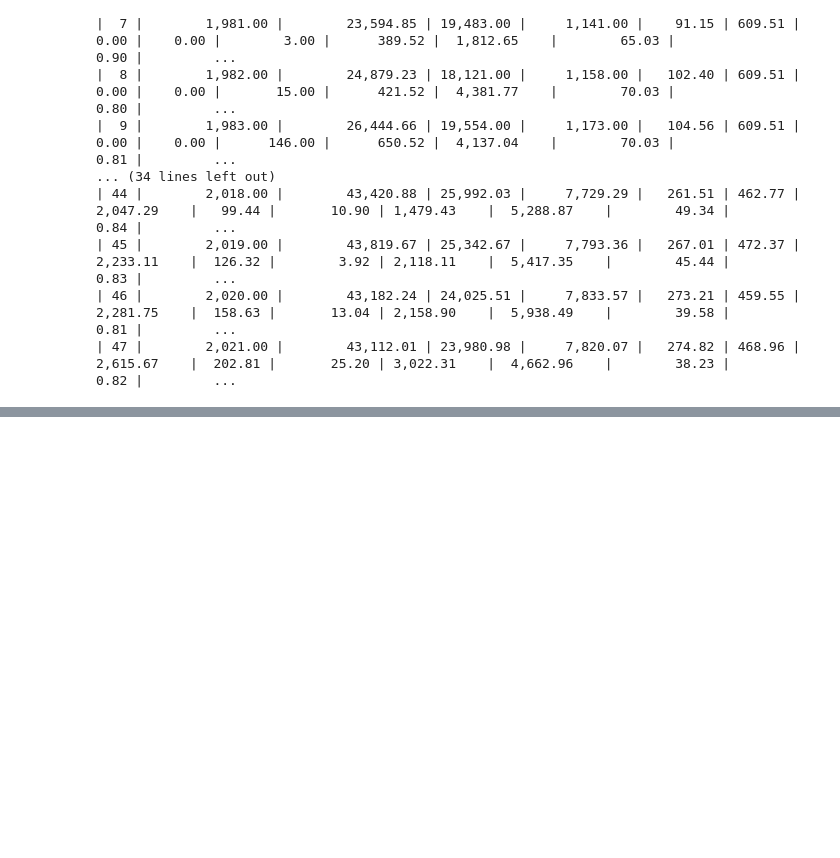
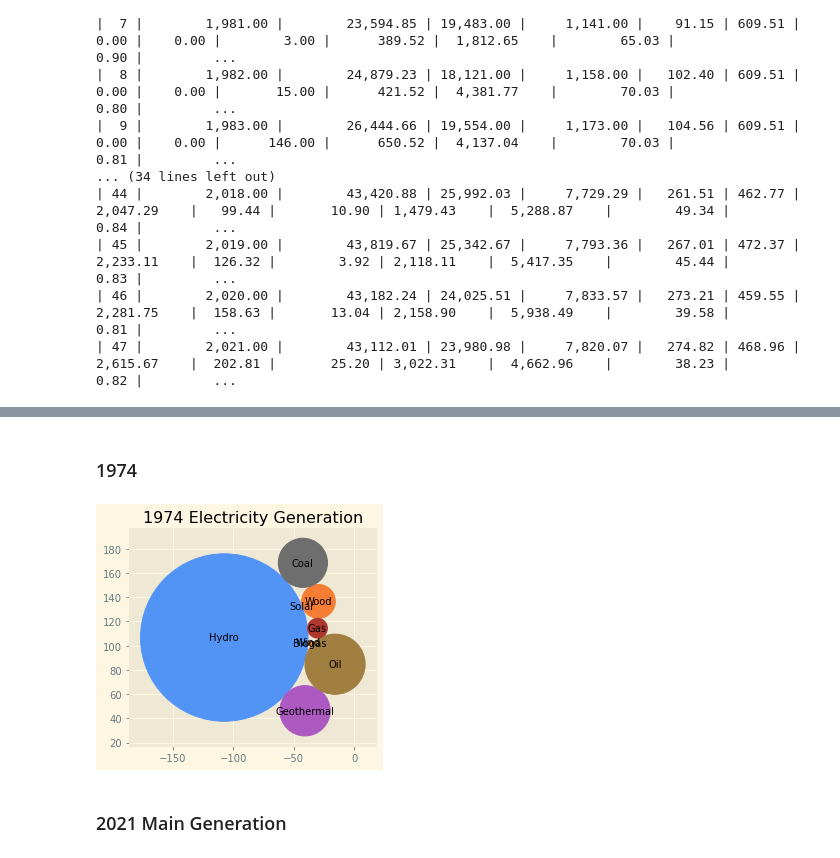
Before and after one commit to morrisgpeter/electricity-new-zealand, a Jupyter notebook: MBIE Electricity statistics/MBIE Electricity statistics.ipynb, the cells around one changed output, grey strips where cells are left out. Cells and saved outputs as stored; diff of their text form; code cells hidden in the pictures; blank space fills up the shorter version.

```diff
--- a/MBIE Electricity statistics/MBIE Electricity statistics.ipynb
+++ b/MBIE Electricity statistics/MBIE Electricity statistics.ipynb
@@ -424,0 +711,48 @@ print(df_GWh.to_markdown(floatfmt=",.2f"))
+# %% [markdown]
+### 1974
+# %%
+source_market_share = {
+    'source': ['Hydro',
+             'Geothermal',
+             'Biogas',
+             'Wood',
+             'Wind',
+             'Solar',
+             'Oil',
+             'Coal',
+             'Gas',
+             'Waste_heat',],
+    'market_share': df_GWh.iloc[0,2:11],
+    'color': [hydro,
+             geo,
+             bio,
+             bio,
+             wind,
+             solar,
+             oil,
+             coal,
+             gas,
+             geo]
+}
+
+
+
+bubble_chart = BubbleChart(area=source_market_share['market_share'],
+                           bubble_spacing=0.1)
+
+bubble_chart.collapse()
+
+with plt.style.context(style=graph_style):
+    fig, ax = plt.subplots(subplot_kw=dict(aspect="equal"))
+    bubble_chart.plot(
+        ax, source_market_share['source'], source_market_share['color'])
+    # ax.axis("off")
+    ax.relim()
+    ax.autoscale_view()
+    ax.set_title('1974 Electricity Generation')
+
+plt.show()
+# %% [output]
+[figure, added]
+# %% [markdown]
+### 2021 Main Generation
```
Also changed, not shown: parts of 17 cells of this notebook.
